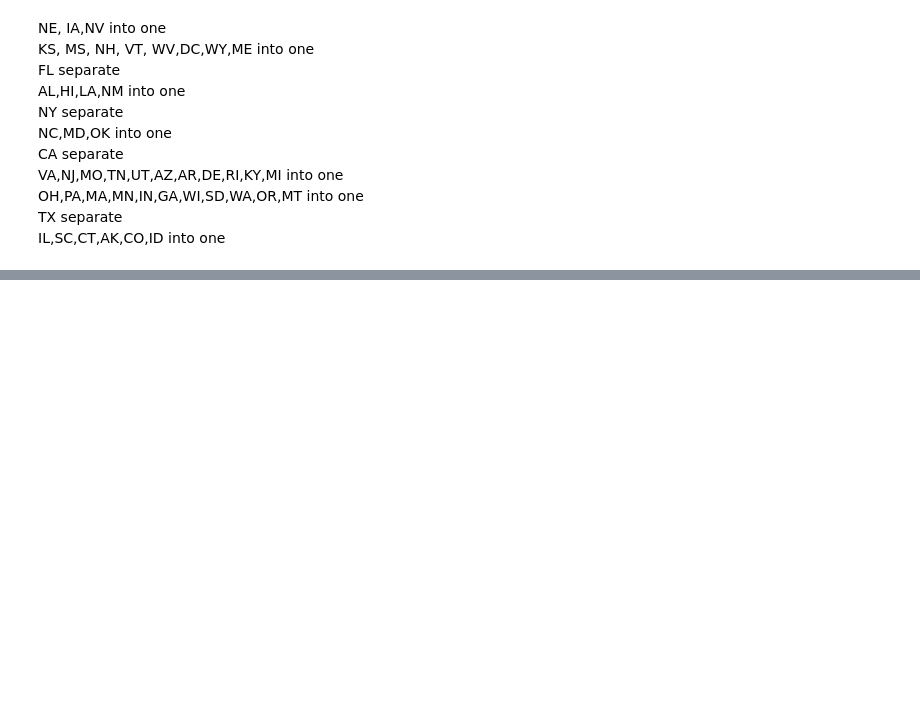
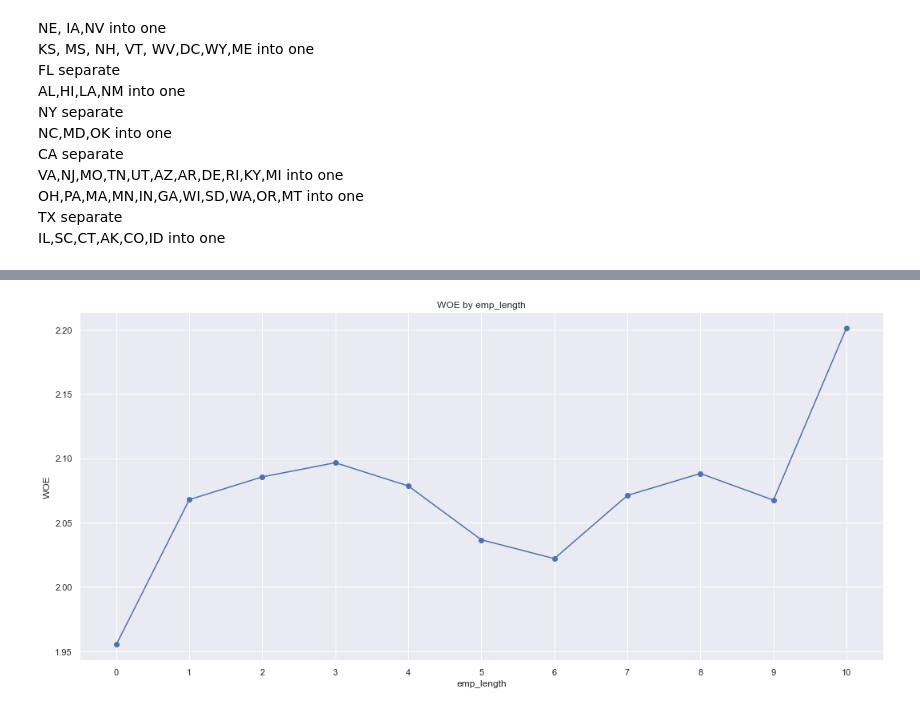
Before and after one commit to AnujMittal07/Credit-Risk-Modelling, a Jupyter notebook: self.ipynb, the cells around one changed output, grey strips where cells are left out. Saved outputs shown, nothing was run; the diff lists cells and outputs as text; code cells hidden in the pictures; blank space fills up the shorter version.

```diff
--- a/self.ipynb
+++ b/self.ipynb
@@ -327,0 +394,26 @@ train_loan_data_discrete.shape
+# %%
+def woe_continuous(df,indep_var,dep_var):
+    df = df[[indep_var,dep_var]]
+    df = pd.concat([df.groupby(df.columns.values[0],as_index=False)[df.columns.values[1]].count(),
+                   df.groupby(df.columns.values[0],as_index=False)[df.columns.values[1]].mean()], axis=1)
+    df = df.iloc[:,[0,1,3]]
+    df.columns = [indep_var,'n_obs','prop_good']
+    df['prop_bad'] = 1 - df['prop_good']
+    df['n_obs_good'] = df['n_obs'] * df ['prop_good']
+    df['n_obs_bad'] = df['n_obs'] * df['prop_bad']
+    df['woe'] = np.log(df['n_obs_good']/df['n_obs_bad'])
+    #df = df.sort_values('woe').reset_index(drop=True)
+    df['IV'] = (df['prop_good'] - df['prop_bad']) * df['woe']
+    df['IV'] = df['IV'].sum()
+
+    return df
+# %%
+def plot_woe_cont(df,rot=0):
+    plt.figure(figsize=(18,8))
+    plt.plot(df.iloc[:,0].astype('str'),df.loc[:,'woe'],marker='o')
+    plt.xlabel(df.columns.values[0])
+    plt.ylabel('WOE')
+    plt.title('WOE by '+str(df.columns.values[0]))
+    plt.xticks(rotation = rot)
+# %%
+train_loan_data['emp_length'] = train_loan_data['emp_length'].astype(int)
@@ -327,0 +435,4 @@ train_loan_data_discrete.shape
+# %%
+plot_woe_cont(woe_continuous(train_loan_data,'emp_length','good_bad'))
+# %% [output]
+[figure, added]
```
Also changed, not shown: parts of 61 cells of this notebook, 1 other file.
